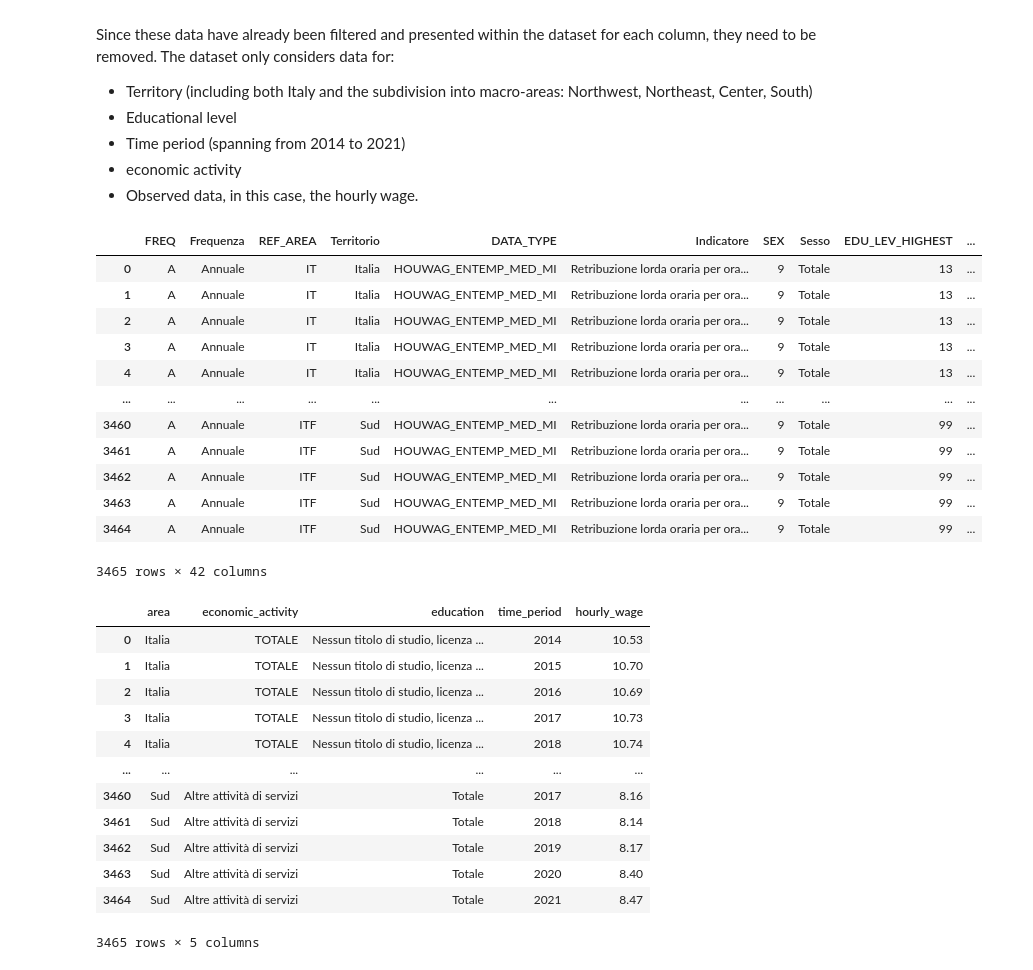
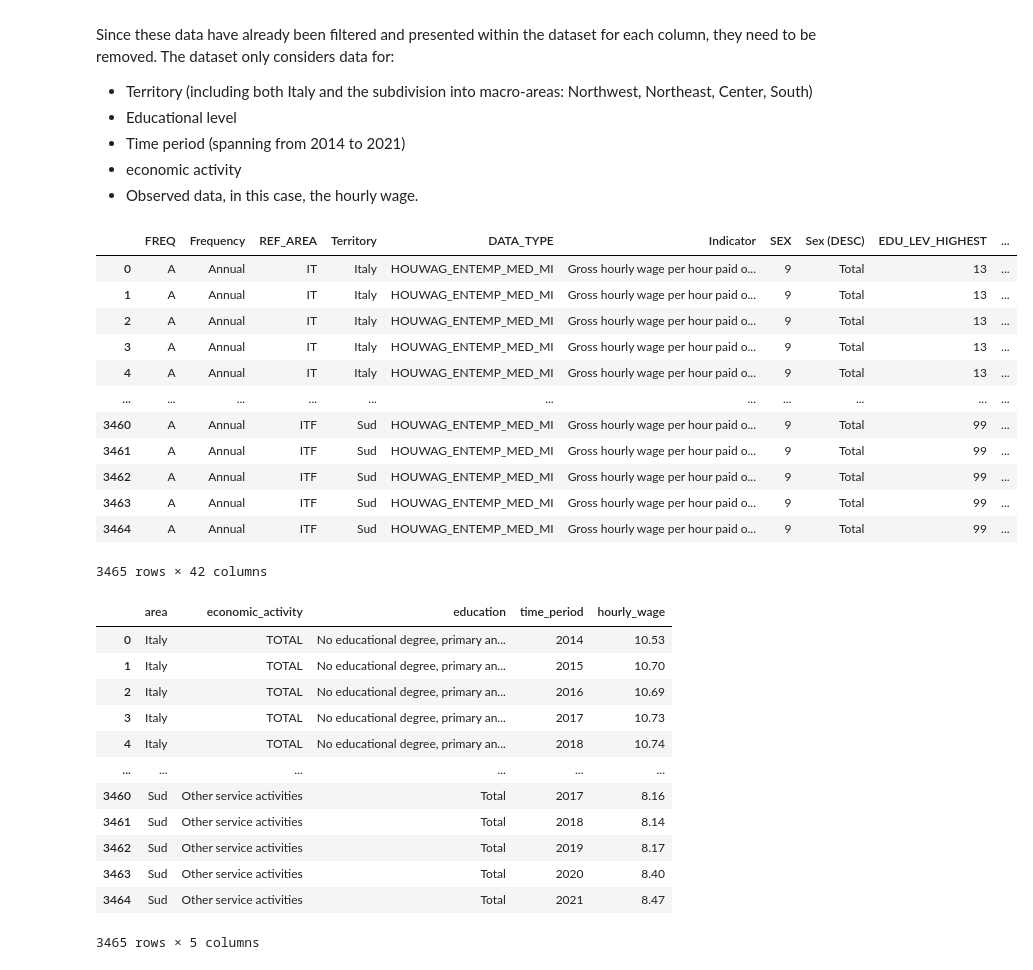
Before and after one commit to giorgiacrosilla/cif, a Jupyter notebook: datasets/cleaning_istat.ipynb, the cells around one changed output. Saved outputs shown, nothing was run; the diff lists cells and outputs as text; code cells hidden in the pictures.

```diff
--- a/datasets/cleaning_istat.ipynb
+++ b/datasets/cleaning_istat.ipynb
@@ -471,56 +530,57 @@ Since these data have already been filtered and presented within the dataset for
 # %%
 import pandas as pd
 
 # Read the CSV file
-original = pd.read_csv("C:/Users/crosi/Documents/GitHub/cif/datasets/retribuzione/Titolo di studio (IT1,533_957_DF_DCSC_RACLI_3,1.0).csv", encoding="utf-8", sep=";")
+original = pd.read_csv("C:/Users/crosi/Documents/GitHub/cif/datasets/retribuzione/Level of education (IT1,533_957_DF_DCSC_RACLI_3,1.0).csv", encoding="utf-8", sep=";")
 
 original
 # %% [output]
-|  | FREQ | Frequenza | REF_AREA | Territorio | DATA_TYPE | Indicatore | SEX | Sesso | EDU_LEV_HIGHEST | ... |
-| 0 | A | Annuale | IT | Italia | HOUWAG_ENTEMP_MED_MI | Retribuzione lorda oraria per ora... | 9 | Totale | 13 | ... |
-| 1 | A | Annuale | IT | Italia | HOUWAG_ENTEMP_MED_MI | Retribuzione lorda oraria per ora... | 9 | Totale | 13 | ... |
-| 2 | A | Annuale | IT | Italia | HOUWAG_ENTEMP_MED_MI | Retribuzione lorda oraria per ora... | 9 | Totale | 13 | ... |
-| 3 | A | Annuale | IT | Italia | HOUWAG_ENTEMP_MED_MI | Retribuzione lorda oraria per ora... | 9 | Totale | 13 | ... |
-| 4 | A | Annuale | IT | Italia | HOUWAG_ENTEMP_MED_MI | Retribuzione lorda oraria per ora... | 9 | Totale | 13 | ... |
+|  | FREQ | Frequency | REF_AREA | Territory | DATA_TYPE | Indicator | SEX | Sex (DESC) | EDU_LEV_HIGHEST | ... |
+| 0 | A | Annual | IT | Italy | HOUWAG_ENTEMP_MED_MI | Gross hourly wage per hour paid o... | 9 | Total | 13 | ... |
+| 1 | A | Annual | IT | Italy | HOUWAG_ENTEMP_MED_MI | Gross hourly wage per hour paid o... | 9 | Total | 13 | ... |
+| 2 | A | Annual | IT | Italy | HOUWAG_ENTEMP_MED_MI | Gross hourly wage per hour paid o... | 9 | Total | 13 | ... |
+| 3 | A | Annual | IT | Italy | HOUWAG_ENTEMP_MED_MI | Gross hourly wage per hour paid o... | 9 | Total | 13 | ... |
+| 4 | A | Annual | IT | Italy | HOUWAG_ENTEMP_MED_MI | Gross hourly wage per hour paid o... | 9 | Total | 13 | ... |
 | ... | ... | ... | ... | ... | ... | ... | ... | ... | ... | ... |
-| 3460 | A | Annuale | ITF | Sud | HOUWAG_ENTEMP_MED_MI | Retribuzione lorda oraria per ora... | 9 | Totale | 99 | ... |
-| 3461 | A | Annuale | ITF | Sud | HOUWAG_ENTEMP_MED_MI | Retribuzione lorda oraria per ora... | 9 | Totale | 99 | ... |
-| 3462 | A | Annuale | ITF | Sud | HOUWAG_ENTEMP_MED_MI | Retribuzione lorda oraria per ora... | 9 | Totale | 99 | ... |
-| 3463 | A | Annuale | ITF | Sud | HOUWAG_ENTEMP_MED_MI | Retribuzione lorda oraria per ora... | 9 | Totale | 99 | ... |
-| 3464 | A | Annuale | ITF | Sud | HOUWAG_ENTEMP_MED_MI | Retribuzione lorda oraria per ora... | 9 | Totale | 99 | ... |
+| 3460 | A | Annual | ITF | Sud | HOUWAG_ENTEMP_MED_MI | Gross hourly wage per hour paid o... | 9 | Total | 99 | ... |
+| 3461 | A | Annual | ITF | Sud | HOUWAG_ENTEMP_MED_MI | Gross hourly wage per hour paid o... | 9 | Total | 99 | ... |
+| 3462 | A | Annual | ITF | Sud | HOUWAG_ENTEMP_MED_MI | Gross hourly wage per hour paid o... | 9 | Total | 99 | ... |
+| 3463 | A | Annual | ITF | Sud | HOUWAG_ENTEMP_MED_MI | Gross hourly wage per hour paid o... | 9 | Total | 99 | ... |
+| 3464 | A | Annual | ITF | Sud | HOUWAG_ENTEMP_MED_MI | Gross hourly wage per hour paid o... | 9 | Total | 99 | ... |
 3465 rows × 42 columns
 # %%
 # Select specific columns
-selected_columns = ['Territorio','Attività economica (ATECO 2007)', 'Titolo di studio', 'Tempo (TIME_PERIOD)', 'Osservazione']
+selected_columns = ['Territory','Economic activity (NACE Rev. 2)', 'Highest level of education attained', 'Time (TIME_PERIOD)', 'Observation']
 cleaned = original[selected_columns].copy()
 
 # Define a dictionary with current column names as keys and desired column names as values
 column_name_mapping = {
-    'Territorio': 'area',
-    'Attività economica (ATECO 2007)' : 'economic_activity',
-    'Titolo di studio' : 'education',
-    'Tempo (TIME_PERIOD)': 'time_period',
-    'Osservazione': 'hourly_wage',
+    'Territory': 'area',
+    'Economic activity (NACE Rev. 2)' : 'economic_activity',
+    'Highest level of education attained' : 'education',
+    'Time (TIME_PERIOD)': 'time_period',
+    'Observation': 'hourly_wage',
     # Add more mappings as needed
 }
 
 # Rename the columns using the mapping dictionary
 cleaned.rename(columns=column_name_mapping, inplace=True)
 
+cleaned.to_csv("C:/Users/crosi/Documents/Github/cif/datasets/cleaned_csv/D7.csv", index=False)
 
 # Display the new DataFrame
 cleaned
 # %% [output]
 |  | area | economic_activity | education | time_period | hourly_wage |
-| 0 | Italia | TOTALE | Nessun titolo di studio, licenza ... | 2014 | 10.53 |
-| 1 | Italia | TOTALE | Nessun titolo di studio, licenza ... | 2015 | 10.70 |
-| 2 | Italia | TOTALE | Nessun titolo di studio, licenza ... | 2016 | 10.69 |
-| 3 | Italia | TOTALE | Nessun titolo di studio, licenza ... | 2017 | 10.73 |
-| 4 | Italia | TOTALE | Nessun titolo di studio, licenza ... | 2018 | 10.74 |
+| 0 | Italy | TOTAL | No educational degree, primary an... | 2014 | 10.53 |
+| 1 | Italy | TOTAL | No educational degree, primary an... | 2015 | 10.70 |
+| 2 | Italy | TOTAL | No educational degree, primary an... | 2016 | 10.69 |
+| 3 | Italy | TOTAL | No educational degree, primary an... | 2017 | 10.73 |
+| 4 | Italy | TOTAL | No educational degree, primary an... | 2018 | 10.74 |
 | ... | ... | ... | ... | ... | ... |
-| 3460 | Sud | Altre attività di servizi | Totale | 2017 | 8.16 |
-| 3461 | Sud | Altre attività di servizi | Totale | 2018 | 8.14 |
-| 3462 | Sud | Altre attività di servizi | Totale | 2019 | 8.17 |
-| 3463 | Sud | Altre attività di servizi | Totale | 2020 | 8.40 |
-| 3464 | Sud | Altre attività di servizi | Totale | 2021 | 8.47 |
+| 3460 | Sud | Other service activities | Total | 2017 | 8.16 |
+| 3461 | Sud | Other service activities | Total | 2018 | 8.14 |
+| 3462 | Sud | Other service activities | Total | 2019 | 8.17 |
+| 3463 | Sud | Other service activities | Total | 2020 | 8.40 |
+| 3464 | Sud | Other service activities | Total | 2021 | 8.47 |
 3465 rows × 5 columns
```
Also changed, not shown: parts of 13 cells of this notebook, 24 other files.
